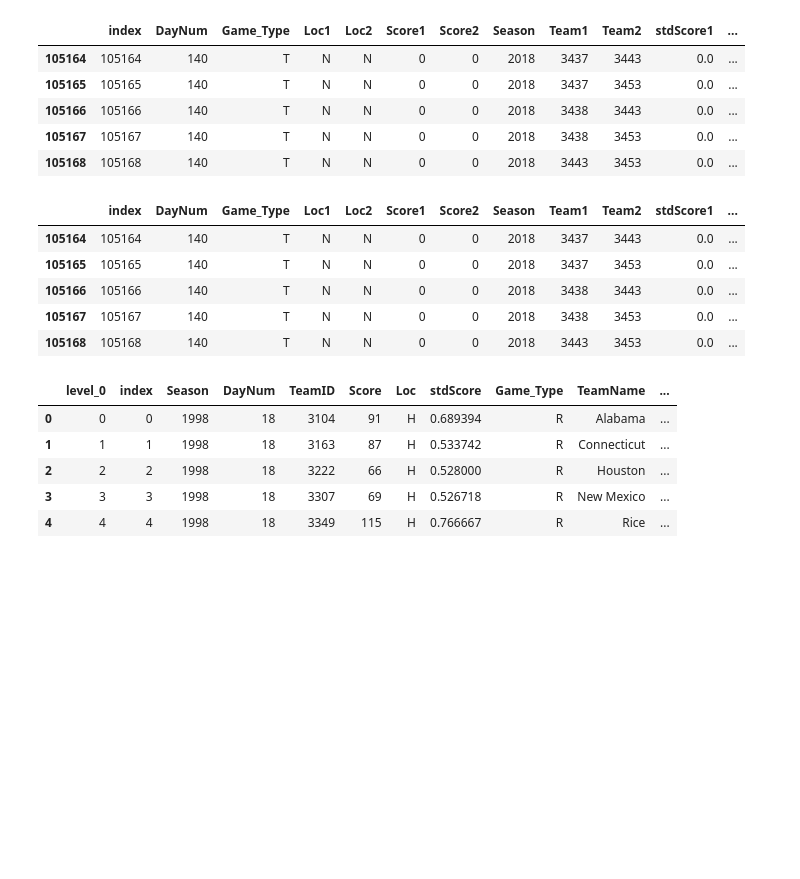
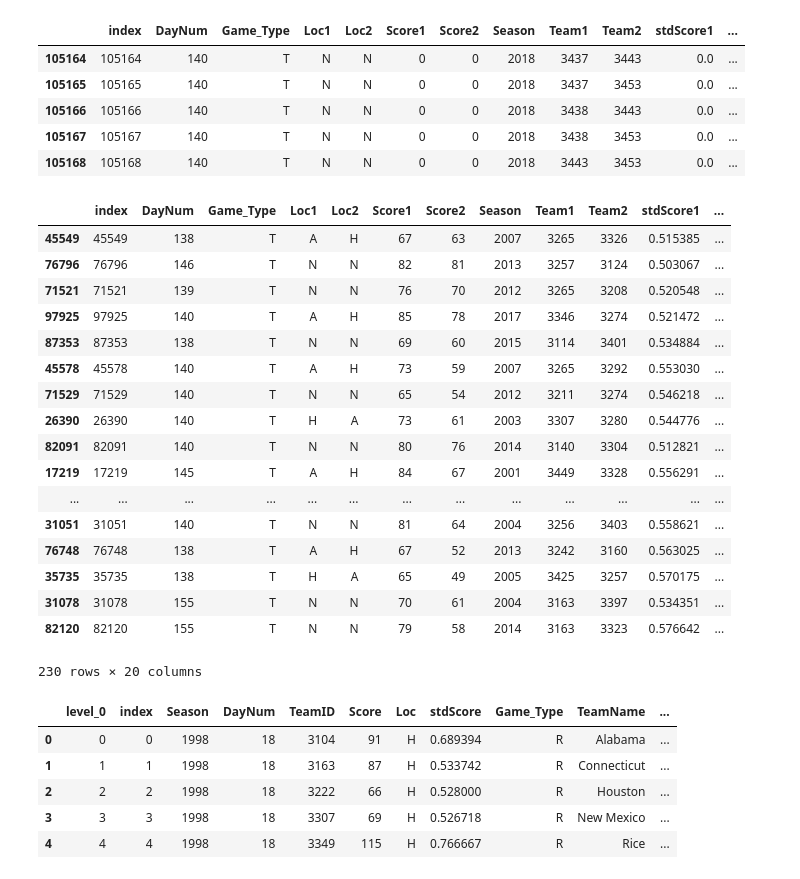
Before and after one commit to Dedomena-exerevnitis/mids-w207-kaggle, a Jupyter notebook: W207-Kaggle-Random-Forest.ipynb, the cells around one changed output. Cells and saved outputs as stored; diff of their text form; code cells hidden in the pictures; blank space fills up the shorter version.

```diff
--- a/W207-Kaggle-Random-Forest.ipynb
+++ b/W207-Kaggle-Random-Forest.ipynb
@@ -418,9 +443,0 @@ df_reg_tour_compact['elo2'] = l_elo
-# %%
-df_reg_tour_compact.tail()
-# %% [output]
-|  | index | DayNum | Game_Type | Loc1 | Loc2 | Score1 | Score2 | Season | Team1 | Team2 | stdScore1 | ... |
-| 105164 | 105164 | 140 | T | N | N | 0 | 0 | 2018 | 3437 | 3443 | 0.0 | ... |
-| 105165 | 105165 | 140 | T | N | N | 0 | 0 | 2018 | 3437 | 3453 | 0.0 | ... |
-| 105166 | 105166 | 140 | T | N | N | 0 | 0 | 2018 | 3438 | 3443 | 0.0 | ... |
-| 105167 | 105167 | 140 | T | N | N | 0 | 0 | 2018 | 3438 | 3453 | 0.0 | ... |
-| 105168 | 105168 | 140 | T | N | N | 0 | 0 | 2018 | 3443 | 3453 | 0.0 | ... |
@@ -427,3 +452,25 @@ df_reg_tour_compact.tail()
+# %%
+df_reg_tour_compact['elodiff'] = df_reg_tour_compact['elo1'] - df_reg_tour_compact['elo2']
+df_reg_tour_compact.loc[(df_reg_tour_compact.Season<2018)&(df_reg_tour_compact.Game_Type=='T') & (df_reg_tour_compact.elodiff<-20)].sort_values(by=['elodiff'])
+# %% [output]
+|  | index | DayNum | Game_Type | Loc1 | Loc2 | Score1 | Score2 | Season | Team1 | Team2 | stdScore1 | ... |
+| 45549 | 45549 | 138 | T | A | H | 67 | 63 | 2007 | 3265 | 3326 | 0.515385 | ... |
+| 76796 | 76796 | 146 | T | N | N | 82 | 81 | 2013 | 3257 | 3124 | 0.503067 | ... |
+| 71521 | 71521 | 139 | T | N | N | 76 | 70 | 2012 | 3265 | 3208 | 0.520548 | ... |
+| 97925 | 97925 | 140 | T | A | H | 85 | 78 | 2017 | 3346 | 3274 | 0.521472 | ... |
+| 87353 | 87353 | 138 | T | N | N | 69 | 60 | 2015 | 3114 | 3401 | 0.534884 | ... |
+| 45578 | 45578 | 140 | T | A | H | 73 | 59 | 2007 | 3265 | 3292 | 0.553030 | ... |
+| 71529 | 71529 | 140 | T | N | N | 65 | 54 | 2012 | 3211 | 3274 | 0.546218 | ... |
+| 26390 | 26390 | 140 | T | H | A | 73 | 61 | 2003 | 3307 | 3280 | 0.544776 | ... |
+| 82091 | 82091 | 140 | T | N | N | 80 | 76 | 2014 | 3140 | 3304 | 0.512821 | ... |
+| 17219 | 17219 | 145 | T | A | H | 84 | 67 | 2001 | 3449 | 3328 | 0.556291 | ... |
+| ... | ... | ... | ... | ... | ... | ... | ... | ... | ... | ... | ... | ... |
+| 31051 | 31051 | 140 | T | N | N | 81 | 64 | 2004 | 3256 | 3403 | 0.558621 | ... |
+| 76748 | 76748 | 138 | T | A | H | 67 | 52 | 2013 | 3242 | 3160 | 0.563025 | ... |
+| 35735 | 35735 | 138 | T | H | A | 65 | 49 | 2005 | 3425 | 3257 | 0.570175 | ... |
+| 31078 | 31078 | 155 | T | N | N | 70 | 61 | 2004 | 3163 | 3397 | 0.534351 | ... |
+| 82120 | 82120 | 155 | T | N | N | 79 | 58 | 2014 | 3163 | 3323 | 0.576642 | ... |
+230 rows × 20 columns
 # %%
 # Find per season Elo score
 # %%
```
Also changed, not shown: parts of 138 cells of this notebook, 1 other file.
